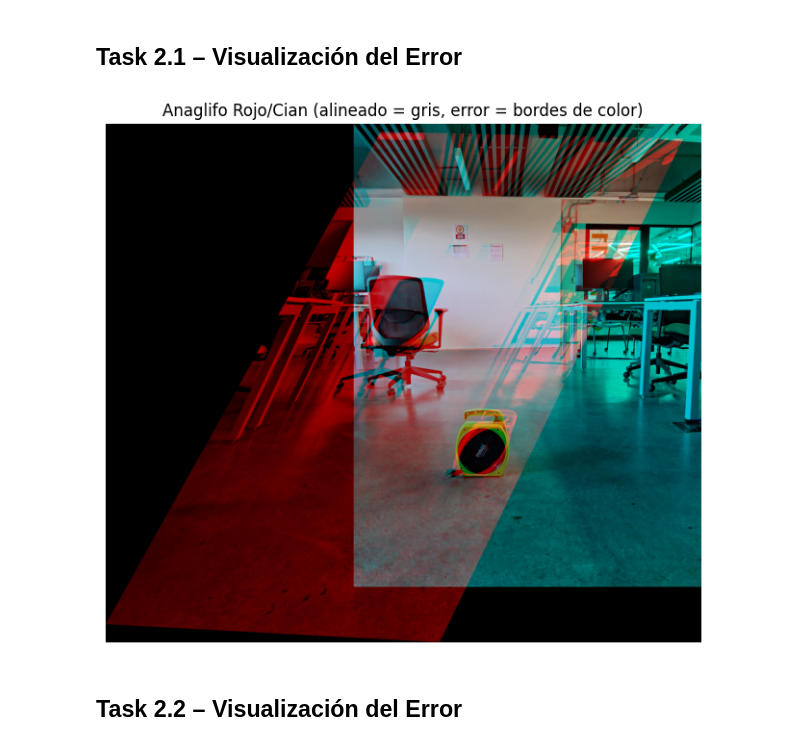
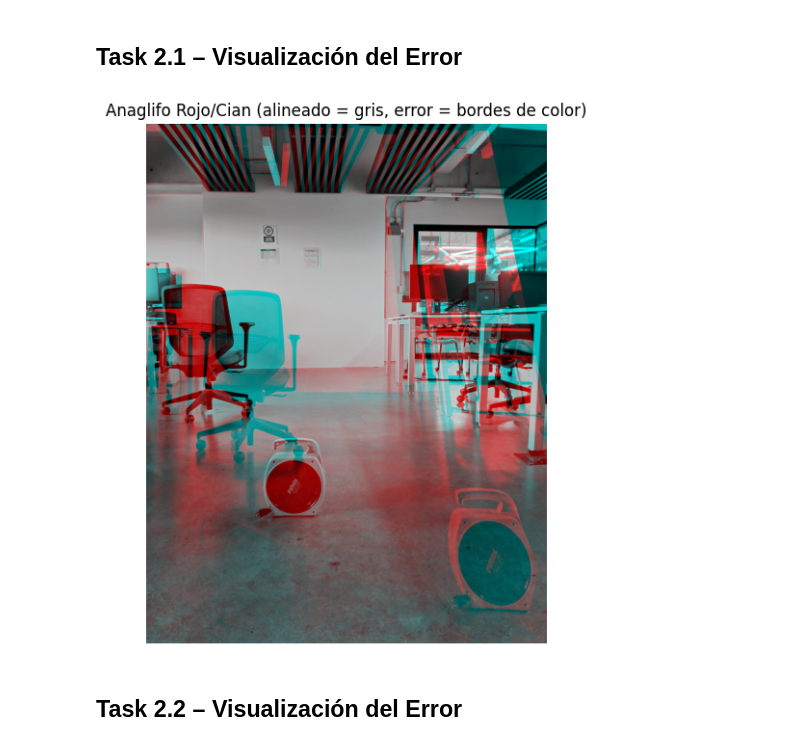
Before and after one commit to Its-Japo/VisionXComputadora, a Jupyter notebook: Lab_5/lab5.ipynb, the cells around one changed output. Drawn from its saved outputs; the diff is of its cells as text; code cells hidden in the pictures.

```diff
--- a/Lab_5/lab5.ipynb
+++ b/Lab_5/lab5.ipynb
@@ -225,36 +225,40 @@ plt.show()
 # %% [markdown]
 ## Task 2.1 – Visualización del Error
 # %%
-# left_on_canvas: imagen izquierda warpeada al canvas
+
 left_on_canvas = cv2.warpPerspective(img_left, T @ M, (panorama_width, panorama_height))
 
-# right_on_canvas: imagen derecha pegada al canvas
 right_on_canvas = np.zeros_like(left_on_canvas)
 y0, x0 = -y_min, -x_min
 right_on_canvas[y0:y0+h_right, x0:x0+w_right] = img_right
 
-# Igualar exposición para que el gris sea más claro
-# Convertimos a float [0,1] para mezclar mejor
-L = left_on_canvas.astype(np.float32) / 255.0
-R = right_on_canvas.astype(np.float32) / 255.0
+left_gray = cv2.cvtColor(left_on_canvas, cv2.COLOR_BGR2GRAY).astype(np.float32) / 255.0
+right_gray = cv2.cvtColor(right_on_canvas, cv2.COLOR_BGR2GRAY).astype(np.float32) / 255.0
 
-# Crear anaglifo: Rojo desde base, Cian desde warped
-anaglyph = np.zeros_like(L)
+mask_left = cv2.cvtColor(left_on_canvas, cv2.COLOR_BGR2GRAY) > 0
+mask_right = cv2.cvtColor(right_on_canvas, cv2.COLOR_BGR2GRAY) > 0
+overlap = mask_left & mask_right
 
-# OpenCV es BGR:
-anaglyph[..., 2] = L[..., 2]
-anaglyph[..., 1] = R[..., 1]
-anaglyph[..., 0] = R[..., 0]
+ys, xs = np.where(overlap)
+r_min, r_max = ys.min(), ys.max()
+c_min, c_max = xs.min(), xs.max()
 
-# Visualización
+left_crop = left_gray[r_min:r_max+1, c_min:c_max+1]
+right_crop = right_gray[r_min:r_max+1, c_min:c_max+1]
+
+anaglyph = np.zeros((*left_crop.shape, 3), dtype=np.float32)
+anaglyph[..., 0] = left_crop
+anaglyph[..., 1] = right_crop
+anaglyph[..., 2] = right_crop
+
 anaglyph_u8 = np.clip(anaglyph * 255.0, 0, 255).astype(np.uint8)
 
 plt.figure(figsize=(14, 7))
 plt.title("Anaglifo Rojo/Cian (alineado = gris, error = bordes de color)")
-plt.imshow(cv2.cvtColor(anaglyph_u8, cv2.COLOR_BGR2RGB))
+plt.imshow(anaglyph_u8)
 plt.axis("off")
 plt.show()
 # %% [output]
-[figure, old version]
+[figure, new version]
 # %% [markdown]
 ## Task 2.2 – Visualización del Error
```
Also changed, not shown: parts of 12 cells of this notebook.
